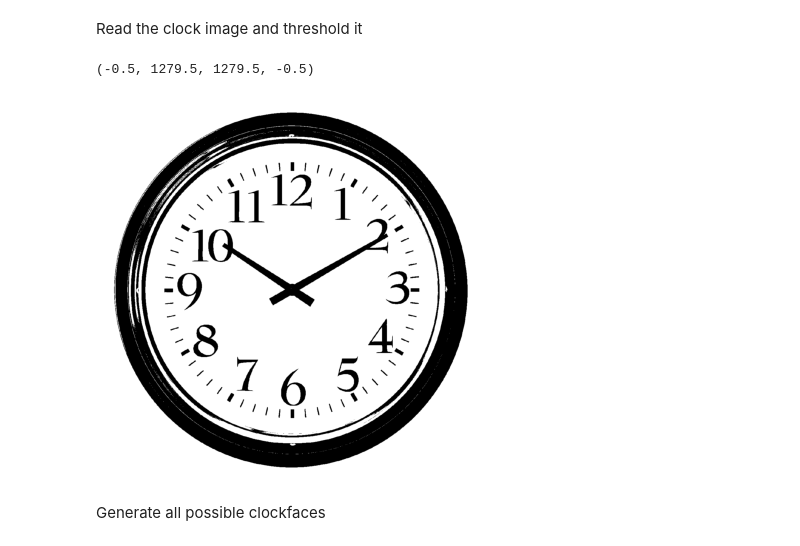
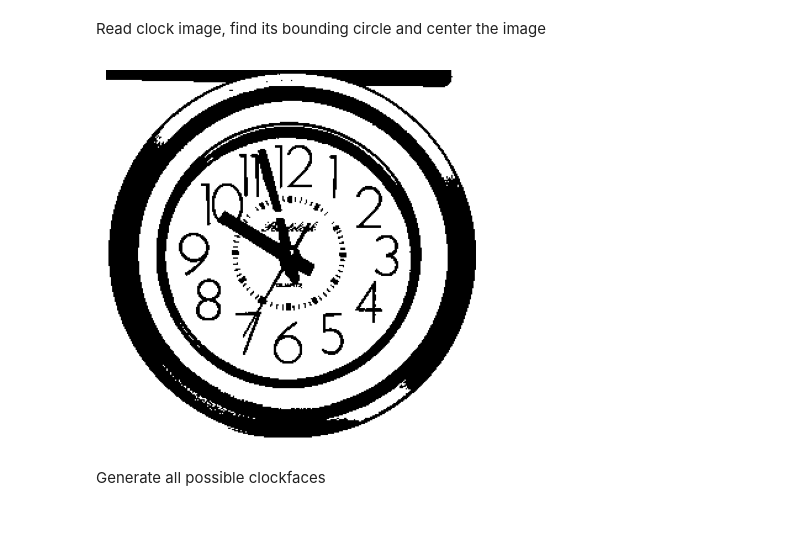
Before and after one commit to ThePuscher/-analogue_clock_reader, a Jupyter notebook: clock.ipynb, the cells around one changed output. Drawn from its saved outputs; the diff is of its cells as text; code cells hidden in the pictures.

```diff
--- a/clock.ipynb
+++ b/clock.ipynb
@@ -4,18 +4,55 @@ import matplotlib.pyplot as plt
 import numpy as np
 from io import BytesIO
 from tqdm import tqdm
-# %% [markdown]
-Read the clock image and threshold it
-# %%
-clock = cv2.imread("img/clock.jpg")
-clock = cv2.cvtColor(clock, cv2.COLOR_BGR2GRAY)
-_, clock = cv2.threshold(clock, 127, 255, cv2.THRESH_BINARY)
-plt.imshow(clock, cmap="gray")
-
-plt.axis("off")
-# %% [output]
-(-0.5, 1279.5, 1279.5, -0.5)
-[figure, removed]
+# %% [markdown]
+Read clock image, find its bounding circle and center the image
+# %%
+image = cv2.imread('img/myclock.jpeg', cv2.IMREAD_COLOR)
+gray = cv2.cvtColor(image, cv2.COLOR_BGR2GRAY)
+gray_blurred = cv2.GaussianBlur(gray, (15, 15), 0)
+
+circles = cv2.HoughCircles(gray_blurred, cv2.HOUGH_GRADIENT, dp=1.2, minDist=600, param1=100, param2=100, minRadius=200, maxRadius=600)
+
+if circles is not None:
+    # circle coordinates to integers
+    circles = np.uint16(np.around(circles))
+    circle = circles[0, :][0]
+
+    center = (circle[0], circle[1])
+    radius = circle[2]
+
+    x, y = center
+    size = radius * 2
+
+    # square bounding box
+    left = x - radius
+    right = x + radius
+    top = y - radius
+    bottom = y + radius
+
+    # extend the shorter dimension
+    width = right - left
+    height = bottom - top
+
+    if width > height:
+        diff = width - height
+        top = max(0, top - diff // 2)
+        bottom = min(image.shape[0], bottom + diff // 2)
+    elif height > width:
+        diff = height - width
+        left = max(0, left - diff // 2)
+        right = min(image.shape[1], right + diff // 2)
+
+    cropped_image = image[top:bottom, left:right]
+
+    cropped_image_resized = cv2.resize(cropped_image, (300, 300))
+
+    clock = cv2.cvtColor(cropped_image_resized, cv2.COLOR_BGR2GRAY)
+    _, clock = cv2.threshold(clock, 127, 255, cv2.THRESH_BINARY)
+    plt.imshow(clock, cmap="gray")
+    plt.axis('off')
+# %% [output]
+[figure, added]
 # %%
 def generate_clock(h: int, m: int) -> np.ndarray:
     """
```
Also changed, not shown: parts of 2 cells of this notebook, 2 other files.
